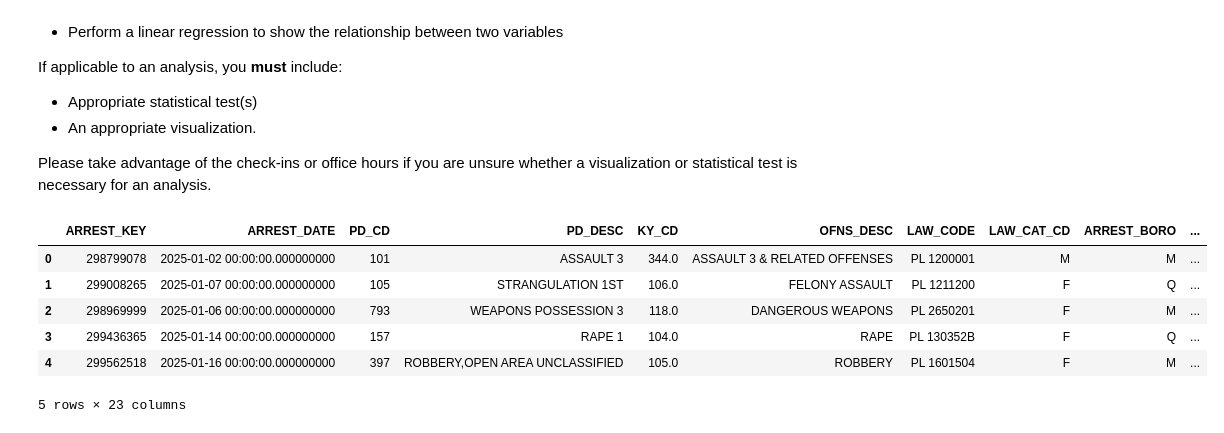
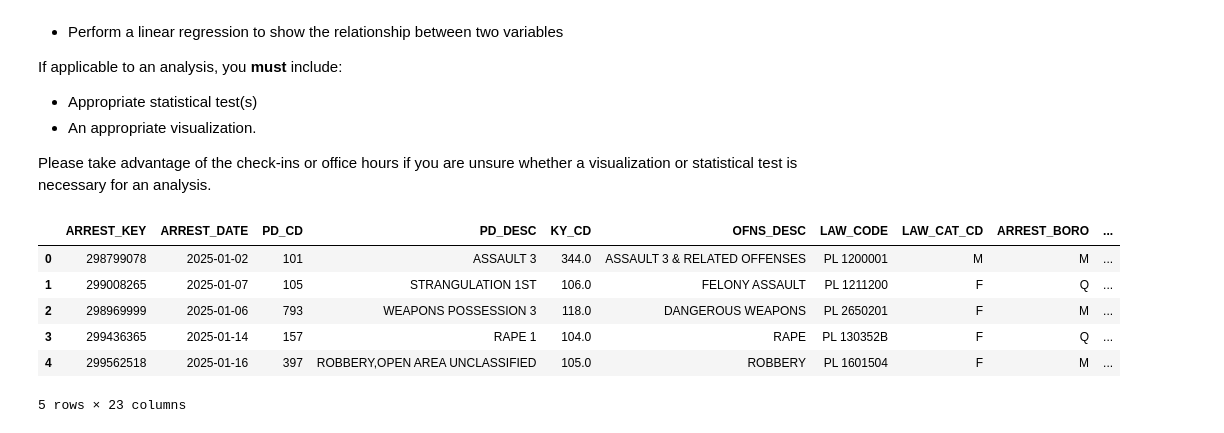
Before and after one commit to drod75/nyc-arrests-analysis, a Jupyter notebook: notebooks/highLevel.ipynb, the cells around one changed output. Saved outputs shown, nothing was run; the diff lists cells and outputs as text; code cells hidden in the pictures.

```diff
--- a/notebooks/highLevel.ipynb
+++ b/notebooks/highLevel.ipynb
@@ -17,14 +17,14 @@ Please take advantage of the check-ins or office hours if you are unsure whether
 # %%
 import pandas as pd
 
 df = pd.read_csv("../datasets/processed/arrests2025_cleaned.csv")
-df.drop(columns=['New Georeferenced Column'], inplace=True)
+df['ARREST_DATE'] = pd.to_datetime(df['ARREST_DATE'])
 df.head()
 # %% [output]
 |  | ARREST_KEY | ARREST_DATE | PD_CD | PD_DESC | KY_CD | OFNS_DESC | LAW_CODE | LAW_CAT_CD | ARREST_BORO | ... |
-| 0 | 298799078 | 2025-01-02 00:00:00.000000000 | 101 | ASSAULT 3 | 344.0 | ASSAULT 3 & RELATED OFFENSES | PL 1200001 | M | M | ... |
-| 1 | 299008265 | 2025-01-07 00:00:00.000000000 | 105 | STRANGULATION 1ST | 106.0 | FELONY ASSAULT | PL 1211200 | F | Q | ... |
-| 2 | 298969999 | 2025-01-06 00:00:00.000000000 | 793 | WEAPONS POSSESSION 3 | 118.0 | DANGEROUS WEAPONS | PL 2650201 | F | M | ... |
-| 3 | 299436365 | 2025-01-14 00:00:00.000000000 | 157 | RAPE 1 | 104.0 | RAPE | PL 130352B | F | Q | ... |
-| 4 | 299562518 | 2025-01-16 00:00:00.000000000 | 397 | ROBBERY,OPEN AREA UNCLASSIFIED | 105.0 | ROBBERY | PL 1601504 | F | M | ... |
+| 0 | 298799078 | 2025-01-02 | 101 | ASSAULT 3 | 344.0 | ASSAULT 3 & RELATED OFFENSES | PL 1200001 | M | M | ... |
+| 1 | 299008265 | 2025-01-07 | 105 | STRANGULATION 1ST | 106.0 | FELONY ASSAULT | PL 1211200 | F | Q | ... |
+| 2 | 298969999 | 2025-01-06 | 793 | WEAPONS POSSESSION 3 | 118.0 | DANGEROUS WEAPONS | PL 2650201 | F | M | ... |
+| 3 | 299436365 | 2025-01-14 | 157 | RAPE 1 | 104.0 | RAPE | PL 130352B | F | Q | ... |
+| 4 | 299562518 | 2025-01-16 | 397 | ROBBERY,OPEN AREA UNCLASSIFIED | 105.0 | ROBBERY | PL 1601504 | F | M | ... |
 5 rows × 23 columns
```
Also changed, not shown: parts of 9 cells of this notebook, 2 other files.
